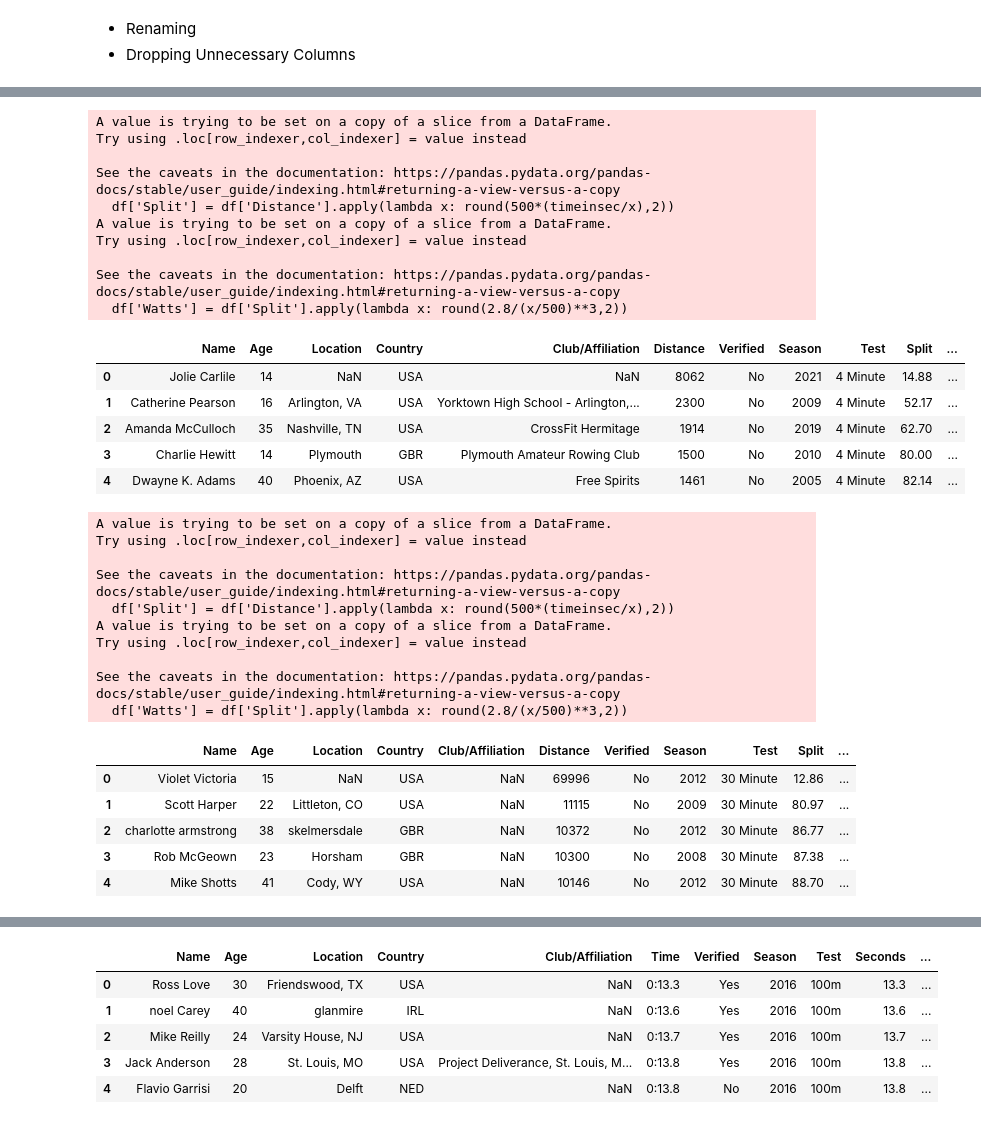
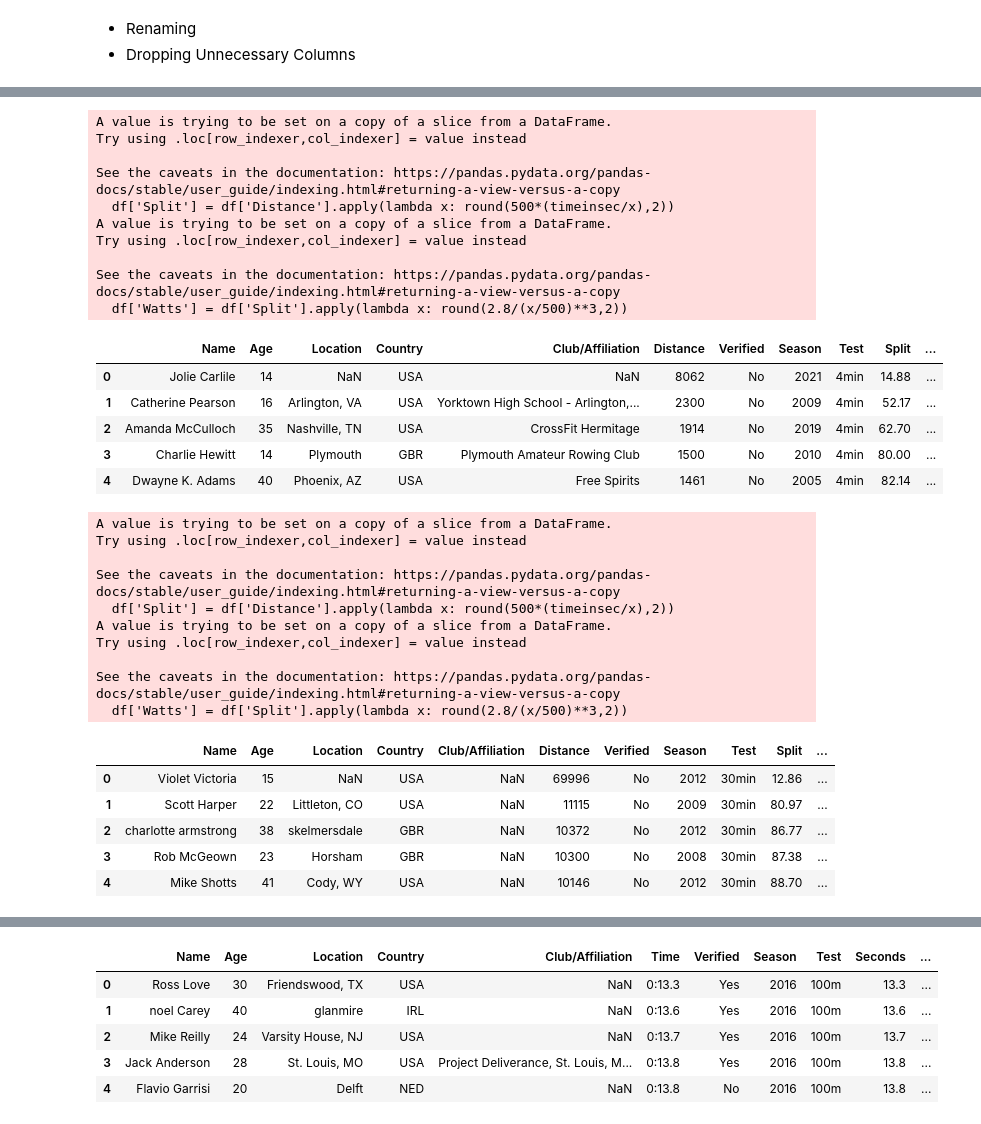
Before and after one commit to JohnShuford/FITDAT, a Jupyter notebook: Notebooks/Performance_Analysis.ipynb, the cells around one changed output, grey strips where cells are left out. Cells and saved outputs as stored; diff of their text form; code cells hidden in the pictures.

```diff
--- a/Notebooks/Performance_Analysis.ipynb
+++ b/Notebooks/Performance_Analysis.ipynb
@@ -77,25 +77,25 @@ onemin_clean.head()
 # %%
-fourmin_clean = clean_forDistance(fourmin_df, 240, '4 Minute')
+fourmin_clean = clean_forDistance(fourmin_df, 240, '4min')
 fourmin_clean.head()
 # %% [output]
 A value is trying to be set on a copy of a slice from a DataFrame.
 Try using .loc[row_indexer,col_indexer] = value instead
 
 See the caveats in the documentation: https://pandas.pydata.org/pandas-docs/stable/user_guide/indexing.html#returning-a-view-versus-a-copy
   df['Split'] = df['Distance'].apply(lambda x: round(500*(timeinsec/x),2))
 A value is trying to be set on a copy of a slice from a DataFrame.
 Try using .loc[row_indexer,col_indexer] = value instead
 
 See the caveats in the documentation: https://pandas.pydata.org/pandas-docs/stable/user_guide/indexing.html#returning-a-view-versus-a-copy
   df['Watts'] = df['Split'].apply(lambda x: round(2.8/(x/500)**3,2))
 |  | Name | Age | Location | Country | Club/Affiliation | Distance | Verified | Season | Test | Split | ... |
-| 0 | Jolie Carlile | 14 | NaN | USA | NaN | 8062 | No | 2021 | 4 Minute | 14.88 | ... |
-| 1 | Catherine Pearson | 16 | Arlington, VA | USA | Yorktown High School - Arlington,... | 2300 | No | 2009 | 4 Minute | 52.17 | ... |
-| 2 | Amanda McCulloch | 35 | Nashville, TN | USA | CrossFit Hermitage | 1914 | No | 2019 | 4 Minute | 62.70 | ... |
-| 3 | Charlie Hewitt | 14 | Plymouth | GBR | Plymouth Amateur Rowing Club | 1500 | No | 2010 | 4 Minute | 80.00 | ... |
-| 4 | Dwayne K. Adams | 40 | Phoenix, AZ | USA | Free Spirits | 1461 | No | 2005 | 4 Minute | 82.14 | ... |
+| 0 | Jolie Carlile | 14 | NaN | USA | NaN | 8062 | No | 2021 | 4min | 14.88 | ... |
+| 1 | Catherine Pearson | 16 | Arlington, VA | USA | Yorktown High School - Arlington,... | 2300 | No | 2009 | 4min | 52.17 | ... |
+| 2 | Amanda McCulloch | 35 | Nashville, TN | USA | CrossFit Hermitage | 1914 | No | 2019 | 4min | 62.70 | ... |
+| 3 | Charlie Hewitt | 14 | Plymouth | GBR | Plymouth Amateur Rowing Club | 1500 | No | 2010 | 4min | 80.00 | ... |
+| 4 | Dwayne K. Adams | 40 | Phoenix, AZ | USA | Free Spirits | 1461 | No | 2005 | 4min | 82.14 | ... |
 # %%
-thirtymin_clean = clean_forDistance(thirtymin_df, 1800, '30 Minute')
+thirtymin_clean = clean_forDistance(thirtymin_df, 1800, '30min')
 thirtymin_clean.head()
 # %% [output]
 A value is trying to be set on a copy of a slice from a DataFrame.
@@ -109,9 +109,9 @@ Try using .loc[row_indexer,col_indexer] = value instead
 See the caveats in the documentation: https://pandas.pydata.org/pandas-docs/stable/user_guide/indexing.html#returning-a-view-versus-a-copy
   df['Watts'] = df['Split'].apply(lambda x: round(2.8/(x/500)**3,2))
 |  | Name | Age | Location | Country | Club/Affiliation | Distance | Verified | Season | Test | Split | ... |
-| 0 | Violet Victoria | 15 | NaN | USA | NaN | 69996 | No | 2012 | 30 Minute | 12.86 | ... |
-| 1 | Scott Harper | 22 | Littleton, CO | USA | NaN | 11115 | No | 2009 | 30 Minute | 80.97 | ... |
-| 2 | charlotte armstrong | 38 | skelmersdale | GBR | NaN | 10372 | No | 2012 | 30 Minute | 86.77 | ... |
-| 3 | Rob McGeown | 23 | Horsham | GBR | NaN | 10300 | No | 2008 | 30 Minute | 87.38 | ... |
-| 4 | Mike Shotts | 41 | Cody, WY | USA | NaN | 10146 | No | 2012 | 30 Minute | 88.70 | ... |
+| 0 | Violet Victoria | 15 | NaN | USA | NaN | 69996 | No | 2012 | 30min | 12.86 | ... |
+| 1 | Scott Harper | 22 | Littleton, CO | USA | NaN | 11115 | No | 2009 | 30min | 80.97 | ... |
+| 2 | charlotte armstrong | 38 | skelmersdale | GBR | NaN | 10372 | No | 2012 | 30min | 86.77 | ... |
+| 3 | Rob McGeown | 23 | Horsham | GBR | NaN | 10300 | No | 2008 | 30min | 87.38 | ... |
+| 4 | Mike Shotts | 41 | Cody, WY | USA | NaN | 10146 | No | 2012 | 30min | 88.70 | ... |
 # %%
```
Also changed, not shown: parts of 2 cells of this notebook, 9 other files.
